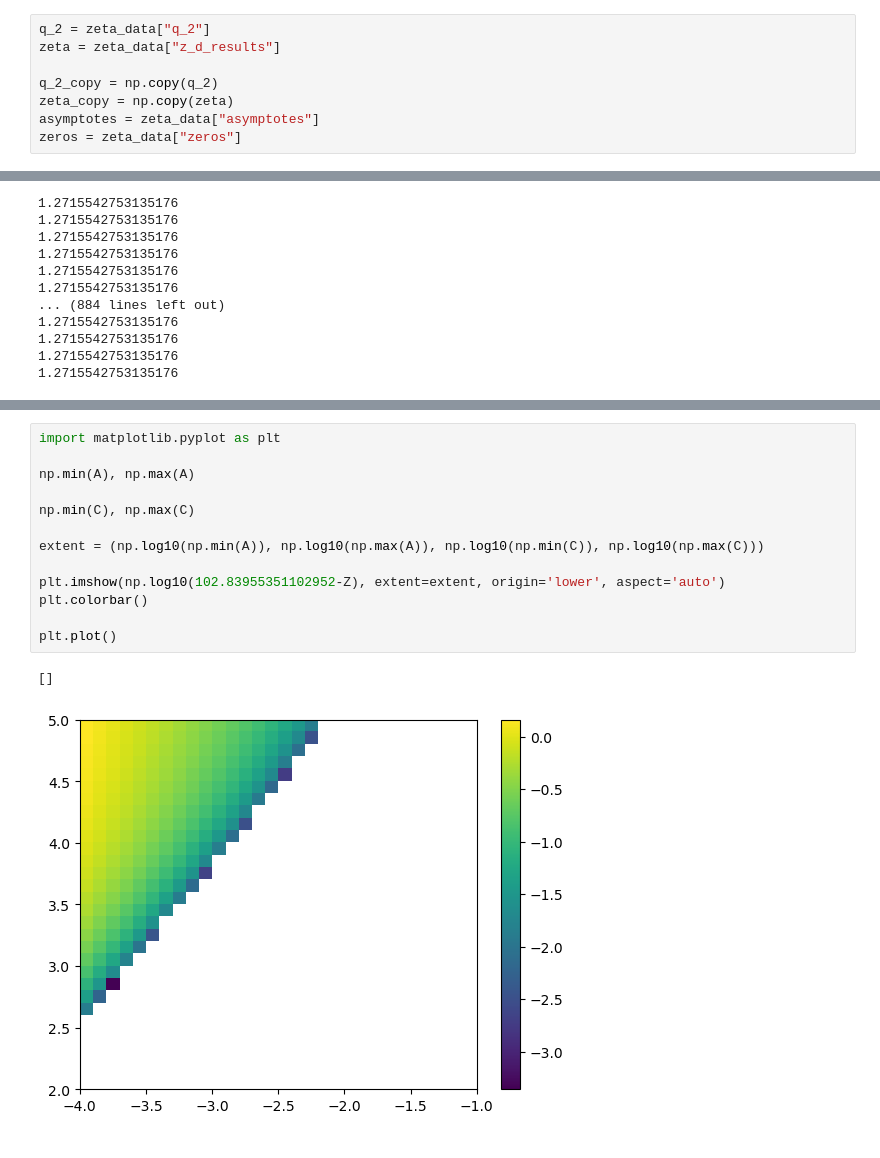
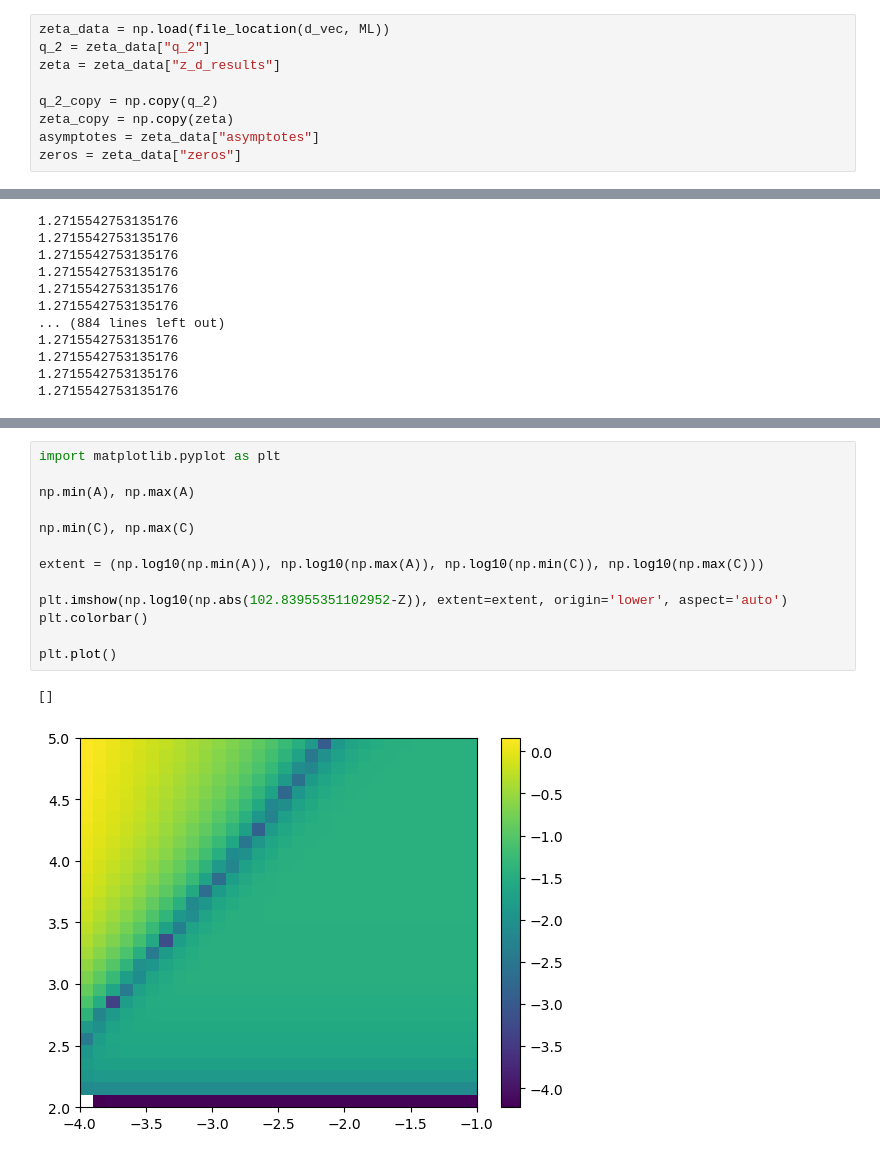
Before and after one commit to rc33051/MPhys-Code, a Jupyter notebook: Workbook_20_March.ipynb, the cells around one changed output, grey strips where cells are left out. Saved outputs shown, nothing was run; the diff lists cells and outputs as text.

```diff
--- a/Workbook_20_March.ipynb
+++ b/Workbook_20_March.ipynb
@@ -28,6 +29,7 @@ derivatives = data["dervatives"]
 # %%
 zeta_data = np.load(file_location(d_vec, ML))
 # %%
+zeta_data = np.load(file_location(d_vec, ML))
 q_2 = zeta_data["q_2"]
 zeta = zeta_data["z_d_results"]
 
@@ -157,16 +179,16 @@ for i in range(len(A)):
 # %%
 import matplotlib.pyplot as plt
 
 np.min(A), np.max(A)
 
 np.min(C), np.max(C)
 
 extent = (np.log10(np.min(A)), np.log10(np.max(A)), np.log10(np.min(C)), np.log10(np.max(C)))
 
-plt.imshow(np.log10(102.83955351102952-Z), extent=extent, origin='lower', aspect='auto')
+plt.imshow(np.log10(np.abs(102.83955351102952-Z)), extent=extent, origin='lower', aspect='auto')
 plt.colorbar()
 
 plt.plot()
 # %% [output]
 []
-[figure, old version]
+[figure, new version]
```
Also changed, not shown: parts of 13 cells of this notebook, 4 other files.
